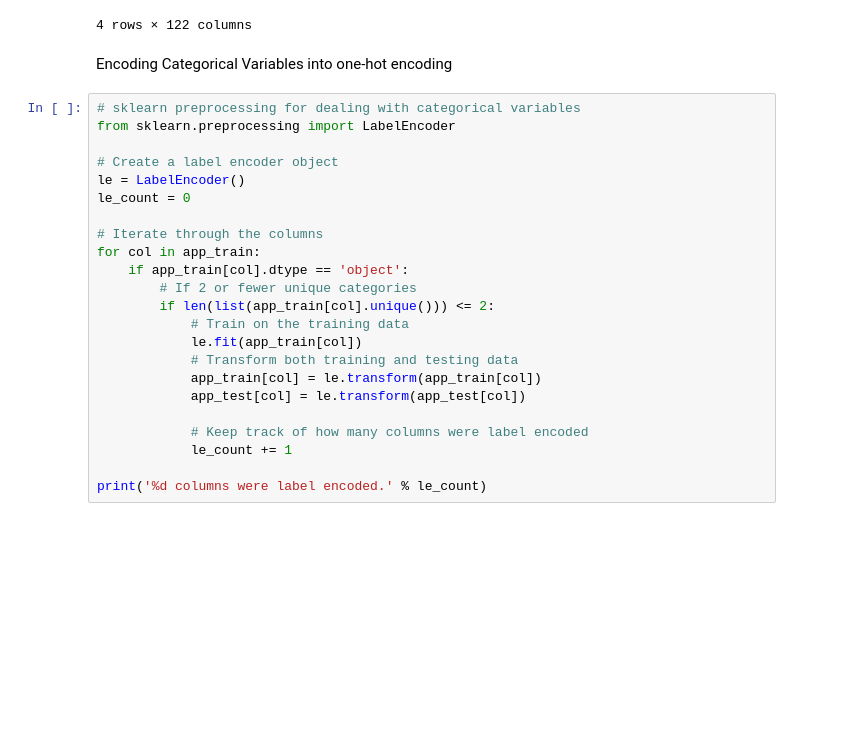
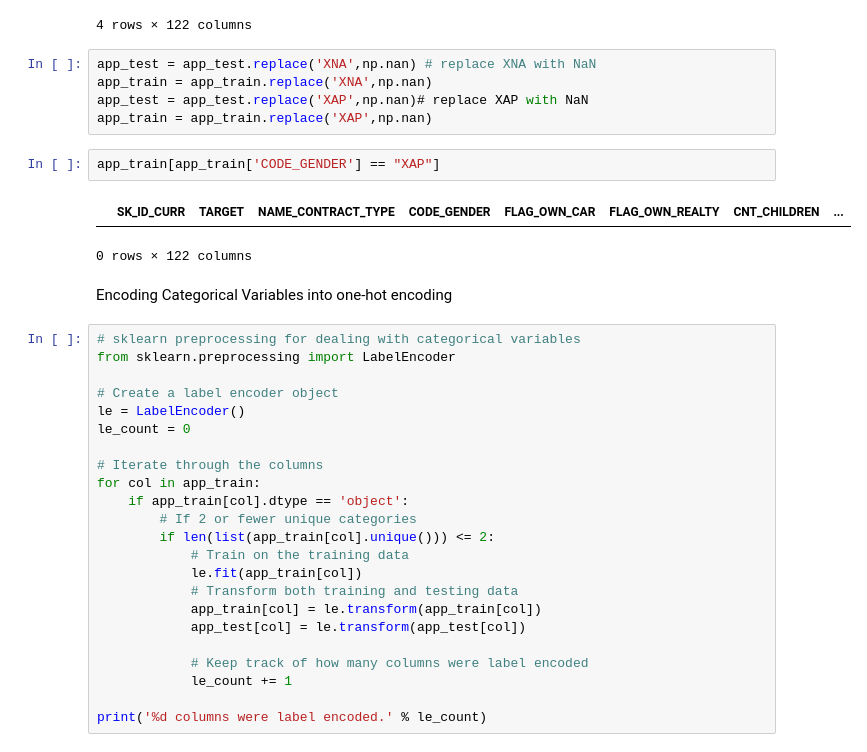
Before and after one commit to LegalEd/unbankedcredit, a Jupyter notebook: unbankedcredit.ipynb, the cells around one changed output. Cells and saved outputs as stored; diff of their text form; blank space fills up the shorter version.

```diff
--- a/unbankedcredit.ipynb
+++ b/unbankedcredit.ipynb
@@ -237,6 +239,16 @@ app_train[app_train['CODE_GENDER'] == "XNA"]
 | 83382 | 196708 | 0 | Revolving loans | XNA | N | Y | 1 | ... |
 | 189640 | 319880 | 0 | Revolving loans | XNA | Y | Y | 0 | ... |
 4 rows × 122 columns
+# %%
+app_test = app_test.replace('XNA',np.nan) # replace XNA with NaN
+app_train = app_train.replace('XNA',np.nan)
+app_test = app_test.replace('XAP',np.nan)# replace XAP with NaN
+app_train = app_train.replace('XAP',np.nan)
+# %%
+app_train[app_train['CODE_GENDER'] == "XAP"]
+# %% [output]
+|  | SK_ID_CURR | TARGET | NAME_CONTRACT_TYPE | CODE_GENDER | FLAG_OWN_CAR | FLAG_OWN_REALTY | CNT_CHILDREN | ... |
+0 rows × 122 columns
 # %% [markdown]
 Encoding Categorical Variables into one-hot encoding
 # %%
```
Also changed, not shown: parts of 14 cells of this notebook, 1 other file.
